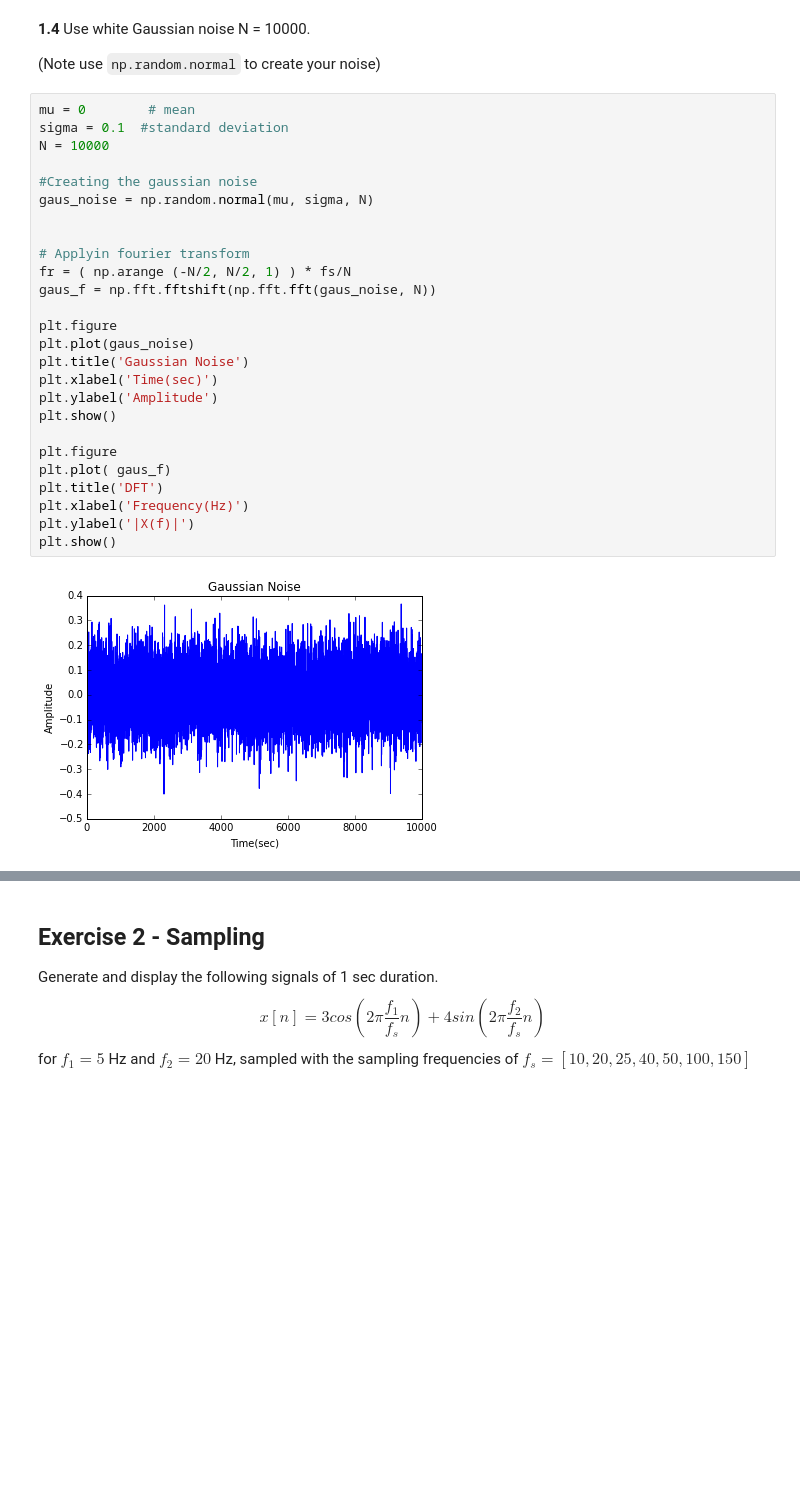
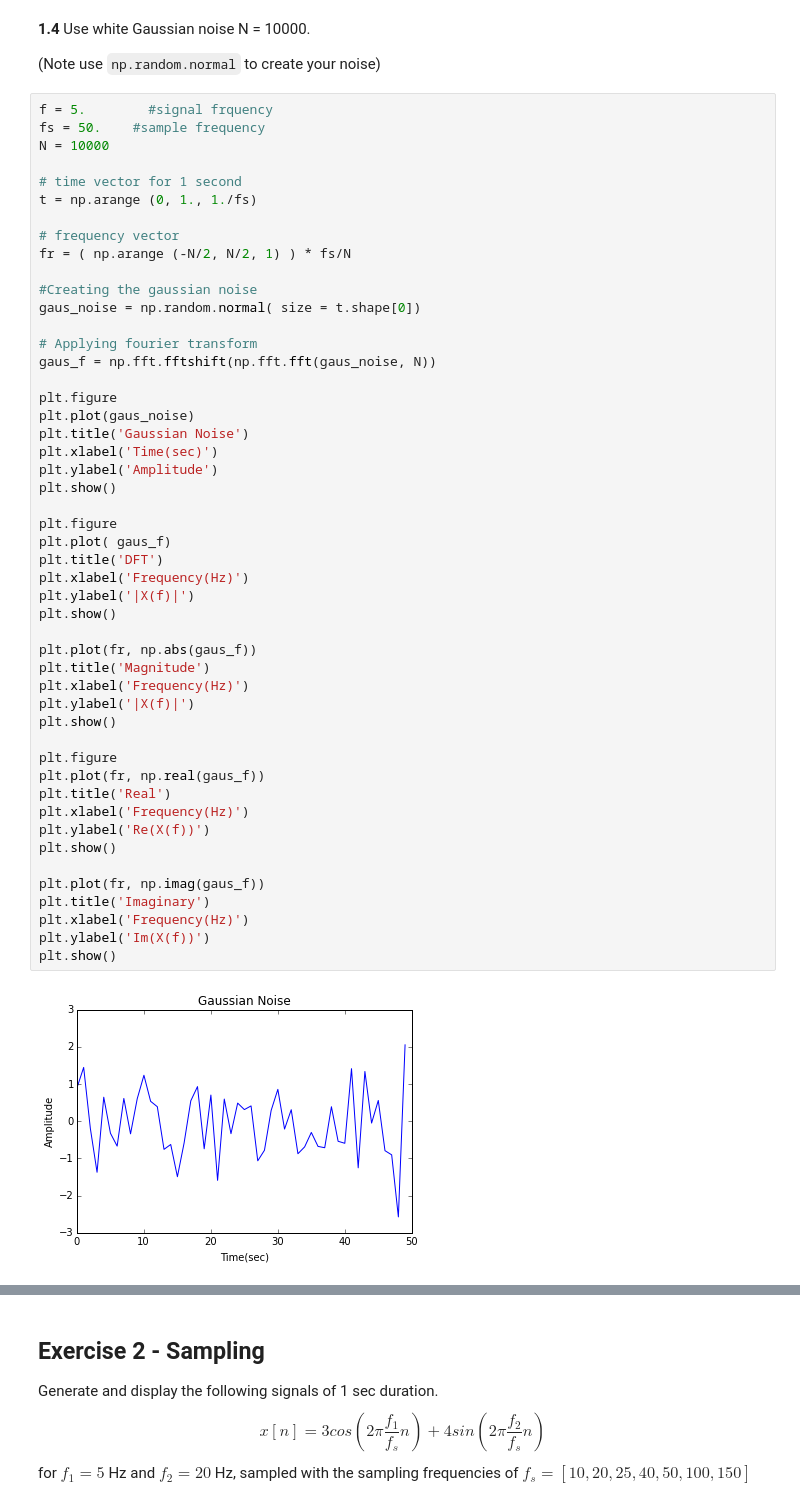
Before and after one commit to SharonSheran/DSP-TP-1617, a Jupyter notebook: Lab4/python/Lab4.ipynb, the cells around one changed output, grey strips where cells are left out. Cells and saved outputs as stored; diff of their text form; blank space fills up the shorter version.

```diff
--- a/Lab4/python/Lab4.ipynb
+++ b/Lab4/python/Lab4.ipynb
@@ -199,30 +230,53 @@ plt.show()
 
 (Note use `np.random.normal` to create your noise)
 # %%
-mu = 0        # mean
-sigma = 0.1  #standard deviation
+f = 5.        #signal frquency
+fs = 50.    #sample frequency
 N = 10000
 
+# time vector for 1 second
+t = np.arange (0, 1., 1./fs)
+
+# frequency vector
+fr = ( np.arange (-N/2, N/2, 1) ) * fs/N
+
 #Creating the gaussian noise
-gaus_noise = np.random.normal(mu, sigma, N)
+gaus_noise = np.random.normal( size = t.shape[0])
 
-
-# Applyin fourier transform
-fr = ( np.arange (-N/2, N/2, 1) ) * fs/N
+# Applying fourier transform
 gaus_f = np.fft.fftshift(np.fft.fft(gaus_noise, N))
 
 plt.figure
 plt.plot(gaus_noise)
 plt.title('Gaussian Noise')
 plt.xlabel('Time(sec)')
 plt.ylabel('Amplitude')
 plt.show()
 
 plt.figure
 plt.plot( gaus_f)
 plt.title('DFT')
 plt.xlabel('Frequency(Hz)')
 plt.ylabel('|X(f)|')
 plt.show()
+
+plt.plot(fr, np.abs(gaus_f))
+plt.title('Magnitude')
+plt.xlabel('Frequency(Hz)')
+plt.ylabel('|X(f)|')
+plt.show()
+
+plt.figure
+plt.plot(fr, np.real(gaus_f))
+plt.title('Real')
+plt.xlabel('Frequency(Hz)')
+plt.ylabel('Re(X(f))')
+plt.show()
+
+plt.plot(fr, np.imag(gaus_f))
+plt.title('Imaginary')
+plt.xlabel('Frequency(Hz)')
+plt.ylabel('Im(X(f))')
+plt.show()
 # %% [output]
-[figure, old version]
+[figure, new version]
```
Also changed, not shown: parts of 8 cells of this notebook.
